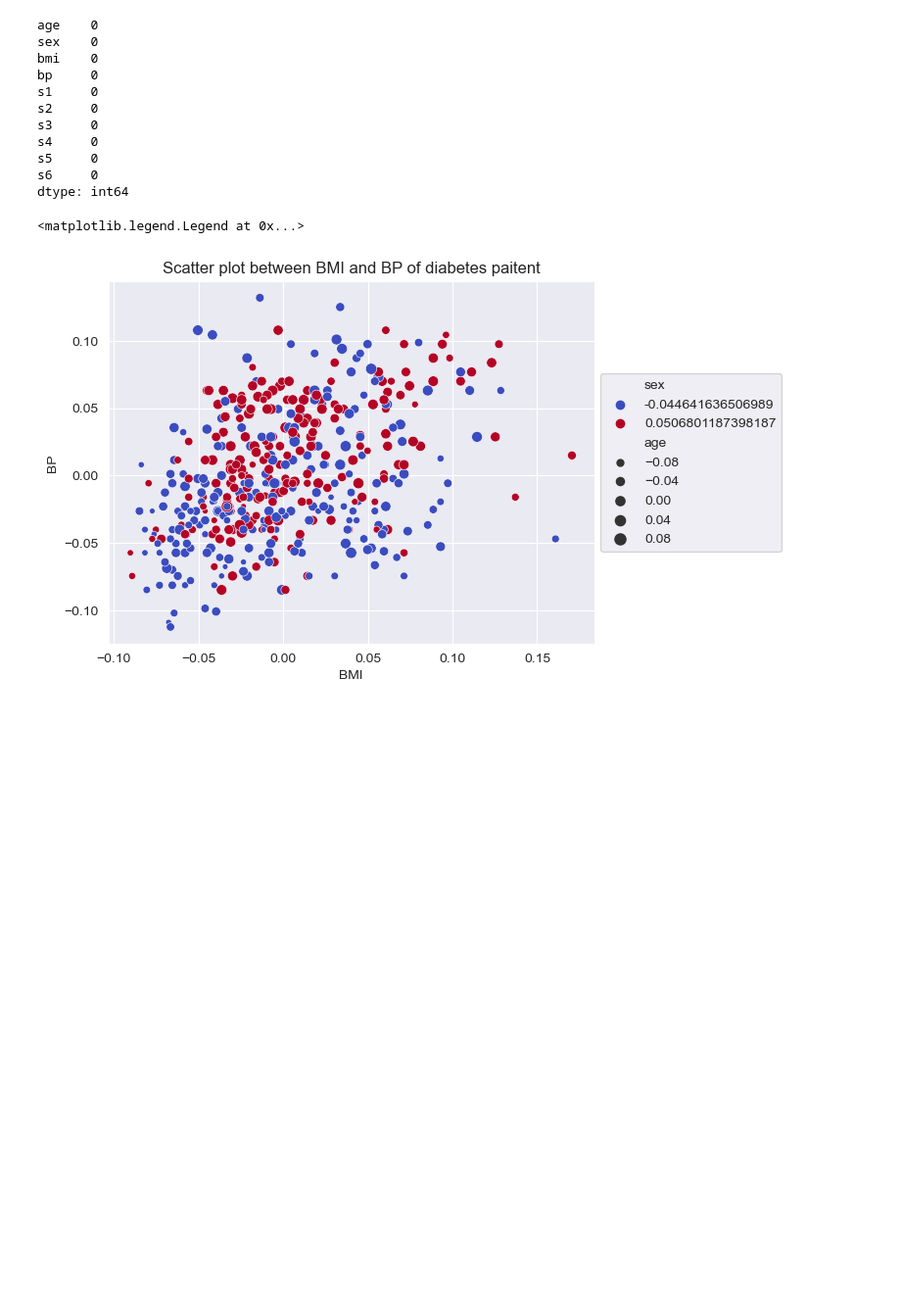
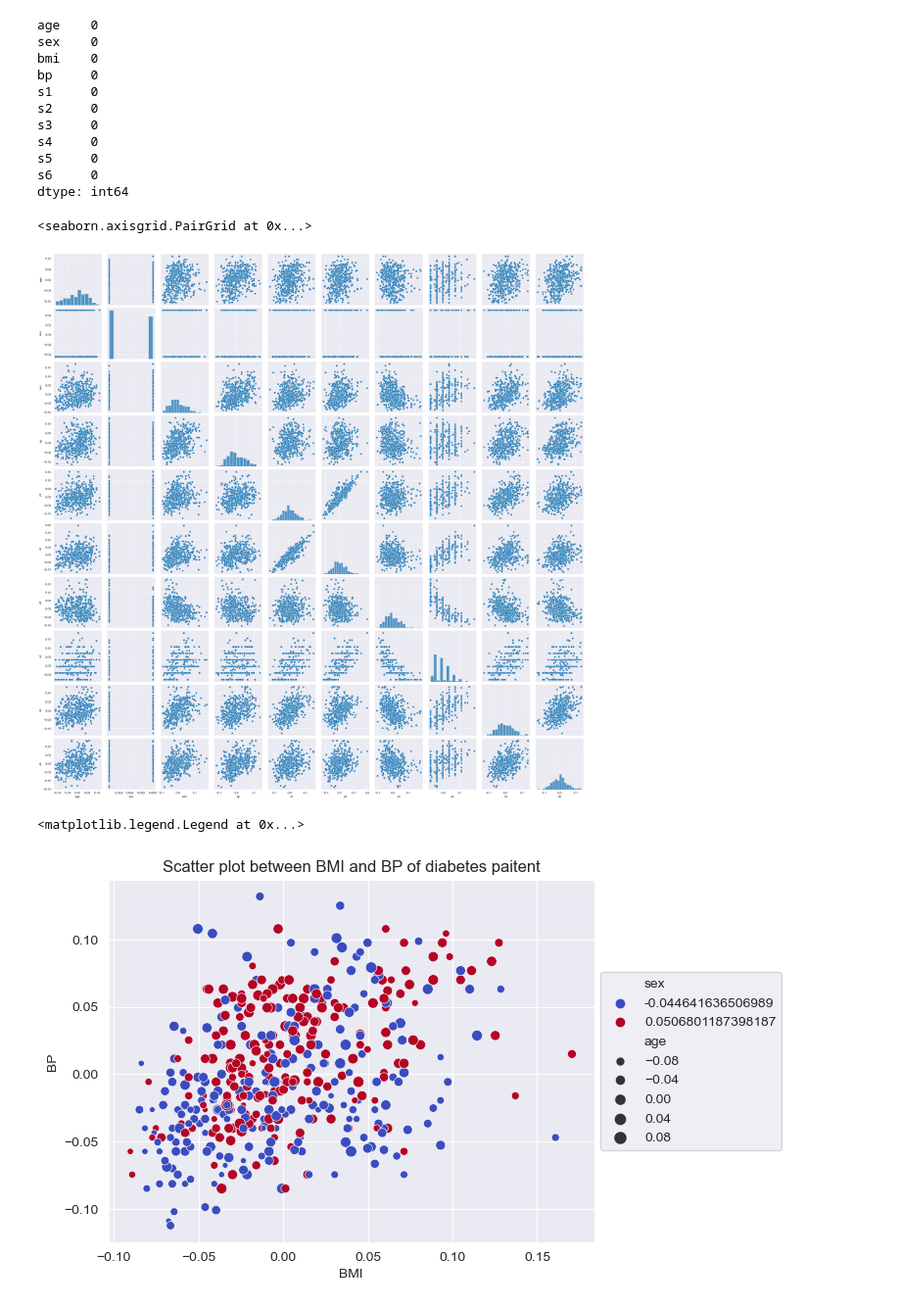
Before and after one commit to Garima726/Diabetes_project, a Jupyter notebook: diabetes.ipynb, the cells around one changed output. Shown at 98% size. Cells and saved outputs as stored; diff of their text form; code cells hidden in the pictures; blank space fills up the shorter version.

```diff
--- a/diabetes.ipynb
+++ b/diabetes.ipynb
@@ -54,6 +87,11 @@ s6     0
 dtype: int64
 # %%
 sns.set_style('darkgrid')
+# %%
+sns.pairplot(data)
+# %% [output]
+<seaborn.axisgrid.PairGrid at 0x...>
+[figure, added]
 # %%
 plt.title('Scatter plot between BMI and BP of diabetes paitent')
 plt.xlabel('BMI')
```
Also changed, not shown: parts of 8 cells of this notebook.
